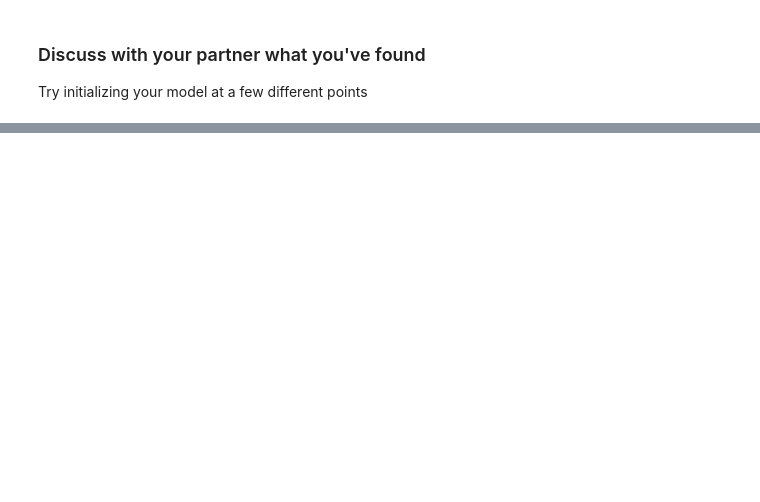
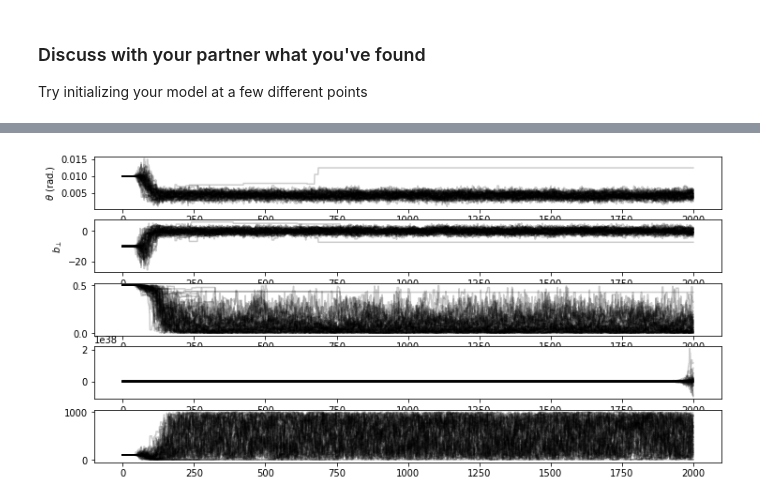
Before and after one commit to astrostatistics-in-crete/2023_summer_school, a Jupyter notebook: 05_MCMC/MCMC_advanced Answer Key.ipynb, the cells around one changed output, grey strips where cells are left out. Saved outputs shown, nothing was run; the diff lists cells and outputs as text; code cells hidden in the pictures; blank space fills up the shorter version.

```diff
--- a/05_MCMC/MCMC_advanced Answer Key.ipynb
+++ b/05_MCMC/MCMC_advanced Answer Key.ipynb
@@ -645,0 +719,33 @@ Try initializing your model at a few different points
+# %%
+ndim = 5
+nwalkers = 64
+
+
+theta = 0.01
+b = -10
+P_b = 0.5
+Y_b = 100
+V_b = 100
+
+starting_point = [theta, b, P_b, Y_b, V_b]
+
+p0 = np.zeros((nwalkers, ndim))
+p0 = np.random.normal(loc=1, scale=1.0e-6, size=(nwalkers, ndim)) * starting_point
+
+sampler = emcee.EnsembleSampler(nwalkers, ndim, ln_posterior_xyerr_outlier, args=[data])
+# %%
+state = sampler.run_mcmc(p0, 2000)
+# %%
+fig, ax = plt.subplots(ndim, 1, figsize=(12, 6))
+
+for i in range(ndim):
+    for j in range(nwalkers):
+        ax[i].plot(sampler.chain[j,:,i], alpha=0.2, color='k')
+
+ax[1].set_xlabel('Iteration')
+ax[0].set_ylabel(r'$\theta$ (rad.)')
+ax[1].set_ylabel(r'$b_{\perp}$')
+
+plt.show()
+# %% [output]
+[figure, added]
```
Also changed, not shown: parts of 23 cells of this notebook, 2 other files.
